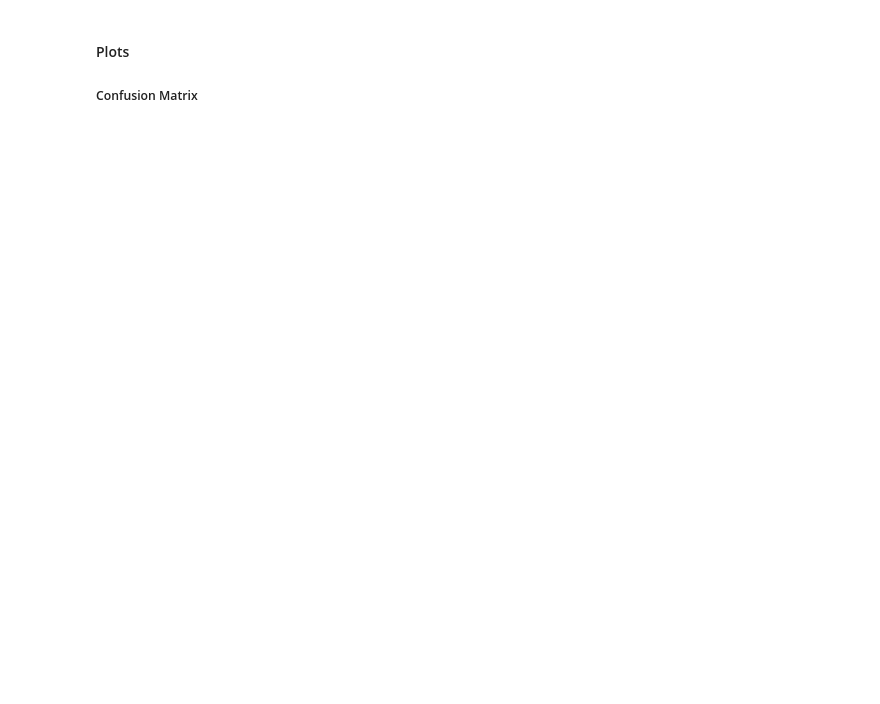
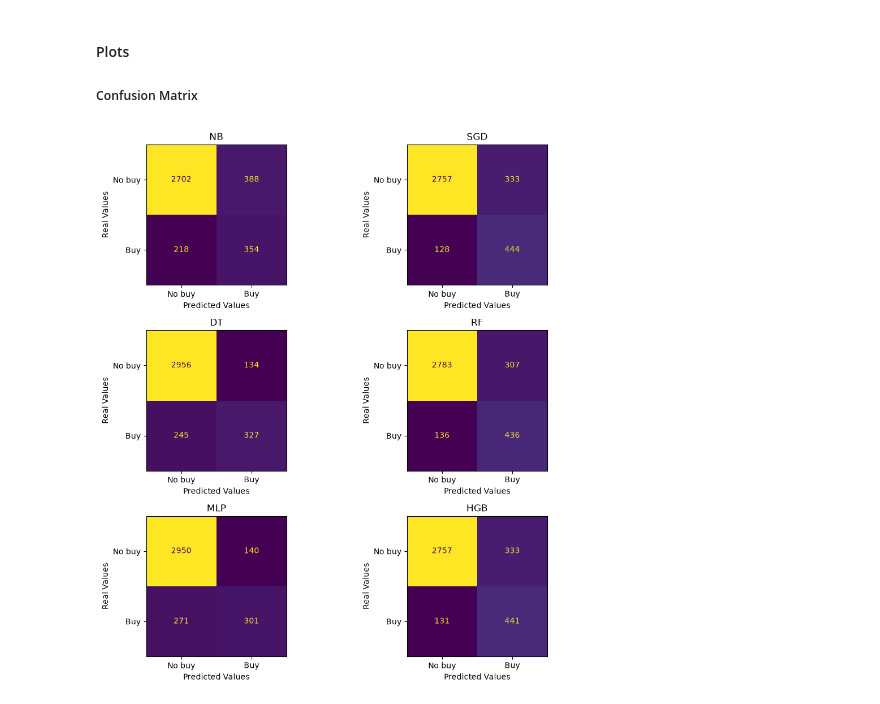
Before and after one commit to Tibuuu/Baseline-Model-Training, a Jupyter notebook: advanced_deep_learning/drug_consumption_dataset.ipynb, the cells around one changed output. Cells and saved outputs as stored; diff of their text form; code cells hidden in the pictures; blank space fills up the shorter version.

```diff
--- a/advanced_deep_learning/drug_consumption_dataset.ipynb
+++ b/advanced_deep_learning/drug_consumption_dataset.ipynb
@@ -782,3 +860,27 @@ weighted avg       0.90      0.86      0.87      3662
 # %% [markdown]
 # 4. Evaluation
 ####  Accuracy, precision, recall, F1 for all 3 models
+# %%
+rows = []
+
+#for name, model in models.items():
+#    print(name, 'Revenue' in model.feature_names_in_)
+
+#print('Revenue'in features_trainval.columns)
+#print('Revenue' in features_test.columns)
+#print(features_trainval.shape, features_test.shape)
+
+for name, model in models.items():
+    pred_test = model.predict(features_test)
+    pred_train = model.predict(features_trainval)
+    rows.append({
+        'model': name,
+        'accuracy': accuracy_score(targets_test,pred_test),
+        'precision': precision_score(targets_test, pred_test),
+        'recall': recall_score(targets_test, pred_test),
+        'f1': f1_score(targets_test,pred_test),
+        'f1_train': f1_score(targets_trainval, pred_train),
+    })
+
+summary = pd.DataFrame(rows).set_index('model')
+summary.sort_values('f1', ascending=False)
@@ -787,9 +903,17 @@ weighted avg       0.90      0.86      0.87      3662
 #### Plots
 ##### Confusion Matrix
 # %%
-#fig, axes = plt.subplots(1, 3, figsize=(18, 5))
-#for ax, (name, model) in zip(axes, models.items()):
-    #pred = model.predict(X_test)
-    #ConfusionMatrixDisplay.from_predictions(y_test_enc, pred, display_labels=le.classes_, ax=ax)
-    #ax.set_title(name)
-#plt.tight_layout()
+fig, axis = plt.subplots(3, 2, figsize=(10 ,10))
+for ax, (name, model) in zip(axis.ravel(), models.items()):
+    pred = model.predict(features_test)
+    ConfusionMatrixDisplay.from_predictions(
+        y_true=targets_test, y_pred=pred, display_labels=['No buy', 'Buy'],
+        ax=ax, colorbar=False,
+        )
+    ax.set_title(name)
+    ax.set_xlabel('Predicted Values')
+    ax.set_ylabel('Real Values')
+plt.tight_layout()
+plt.show()
+# %% [output]
+[figure, added]
```
Also changed, not shown: parts of 10 cells of this notebook.
